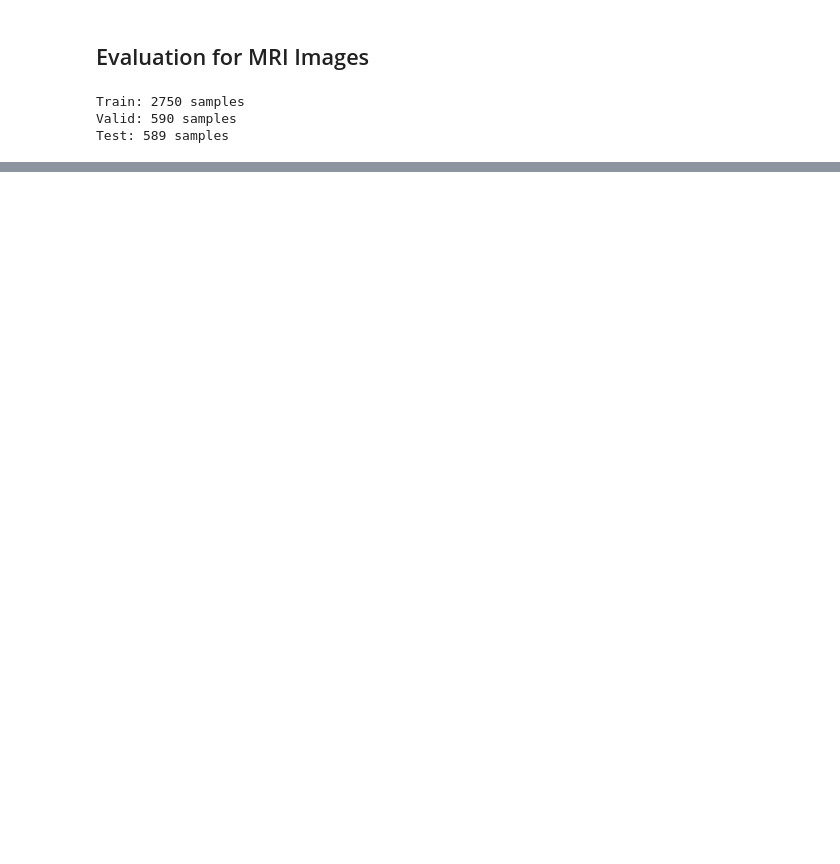
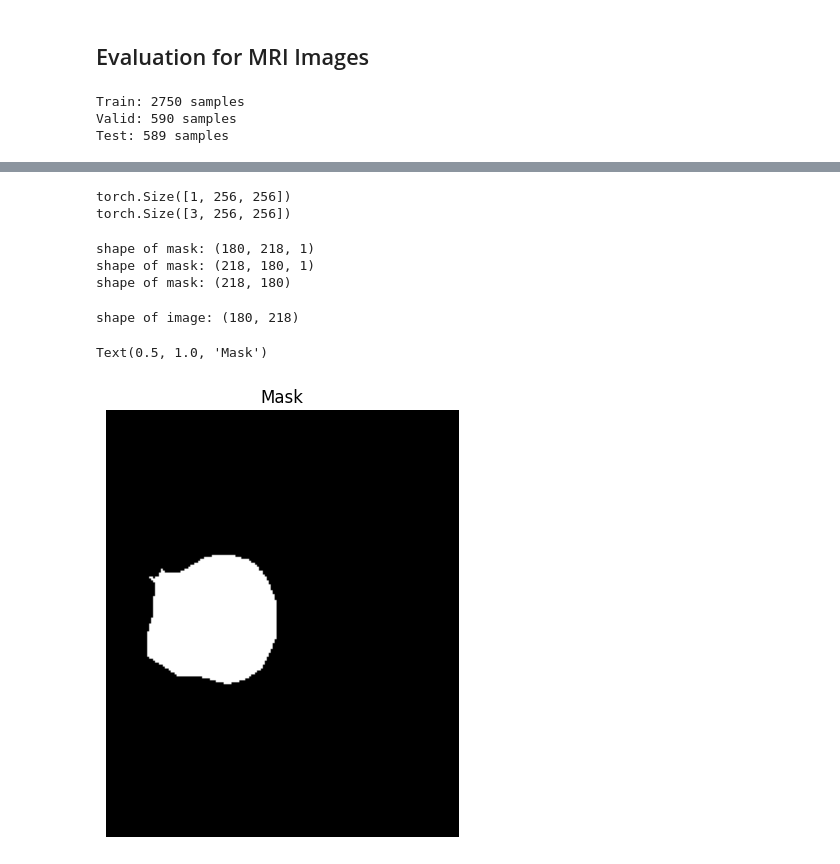
Before and after one commit to judydnguyen/domain-adaptation-segmentation, a Jupyter notebook: test_brain_tumors.ipynb, the cells around one changed output, grey strips where cells are left out. Cells and saved outputs as stored; diff of their text form; code cells hidden in the pictures; blank space fills up the shorter version.

Commit message:
add loading labeled CT datasets

```diff
--- a/test_brain_tumors.ipynb
+++ b/test_brain_tumors.ipynb
@@ -517,0 +674,43 @@ save_all_test_samples(model, test_loader, device, parent_path="eval_results/CT",
+# %%
+print(dataset[0]['mask'].shape)
+print(dataset[0]['image'].shape)
+# %% [output]
+torch.Size([1, 256, 256])
+torch.Size([3, 256, 256])
+# %%
+# read a mask and image
+mask_path = "datasets/ct_scans/masks/Y1.nii.gz"
+# mask = sitk.ReadImage(mask_path)
+mask = sitk.ReadImage(mask_path)
+# print shape
+print(f"shape of mask: {mask.GetSize()}")
+mask = sitk.GetArrayFromImage(mask)  # Convert to numpy array
+# transpose the mask
+mask = np.moveaxis(mask, 0, -1)  # Move channel to last axis if necessary
+print(f"shape of mask: {mask.shape}")
+mask = np.squeeze(mask).astype(np.uint8)  # Remove unnecessary dimensions if needed
+
+# print shape
+print(f"shape of mask: {mask.shape}")
+# %% [output]
+shape of mask: (180, 218, 1)
+shape of mask: (218, 180, 1)
+shape of mask: (218, 180)
+# %%
+# read image and print shape
+image_path = "datasets/ct_scans/images/Y1.jpg"
+image = sitk.ReadImage(image_path)
+print(f"shape of image: {image.GetSize()}")
+# %% [output]
+shape of image: (180, 218)
+# %%
+# plot the mask and image
+import matplotlib.pyplot as plt
+plt.figure(figsize=(10, 10))
+plt.subplot(1, 2, 1)
+plt.imshow(sitk.GetArrayFromImage(mask)[0], cmap="gray")
+plt.axis("off")
+plt.title("Mask")
+# %% [output]
+Text(0.5, 1.0, 'Mask')
+[figure, added]
```
Also changed, not shown: parts of 9 cells of this notebook, 2 other files.
